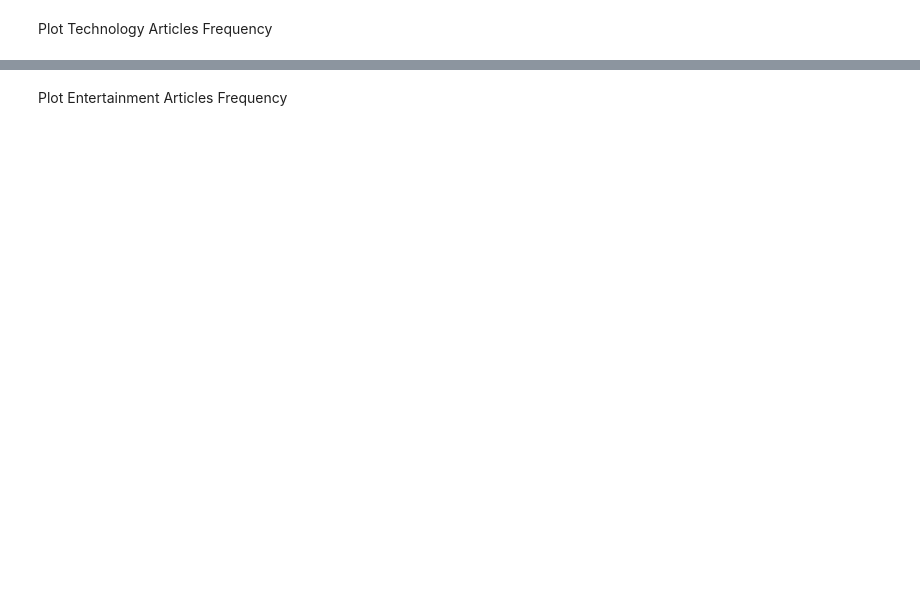
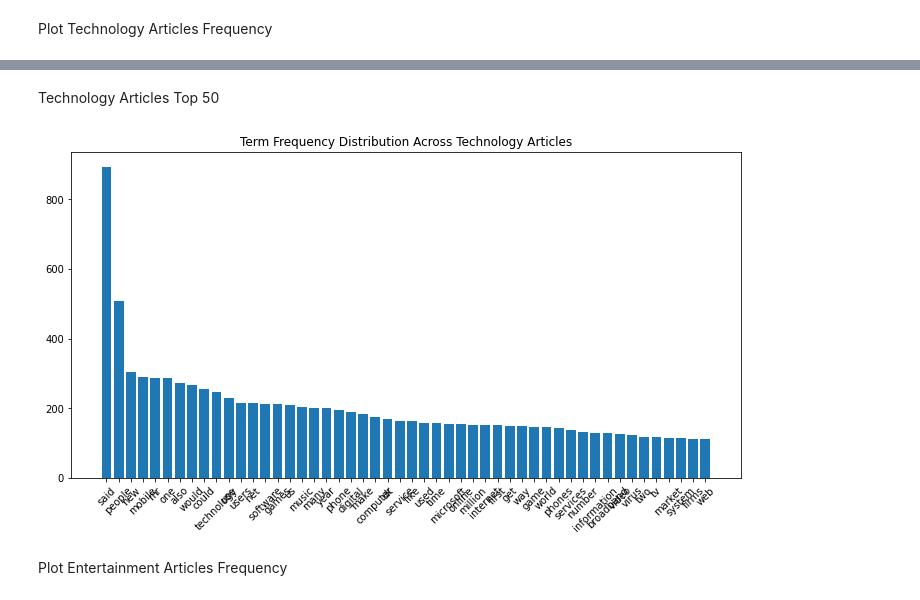
Before and after one commit to waldosingleton/Assignment_3, a Jupyter notebook: Group_1.ipynb, the cells around one changed output, grey strips where cells are left out. Cells and saved outputs as stored; diff of their text form; code cells hidden in the pictures; blank space fills up the shorter version.

```diff
--- a/Group_1.ipynb
+++ b/Group_1.ipynb
@@ -197,3 +217,16 @@ plt.show()
+# %% [markdown]
+Technology Articles Top 50
+# %%
+tech_top_50 = tech_totals.head(50)
+x = tech_top_50['Terms']
+y = tech_top_50['Total']
+plt.figure(figsize=(12, 6))
+plt.bar(x, y)
+plt.xticks(rotation = 45)
+plt.title('Term Frequency Distribution Across Technology Articles')
+plt.show()
+# %% [output]
+[figure, added]
 # %% [markdown]
 Plot Entertainment Articles Frequency
 # %%
```
Also changed, not shown: parts of 7 cells of this notebook.
